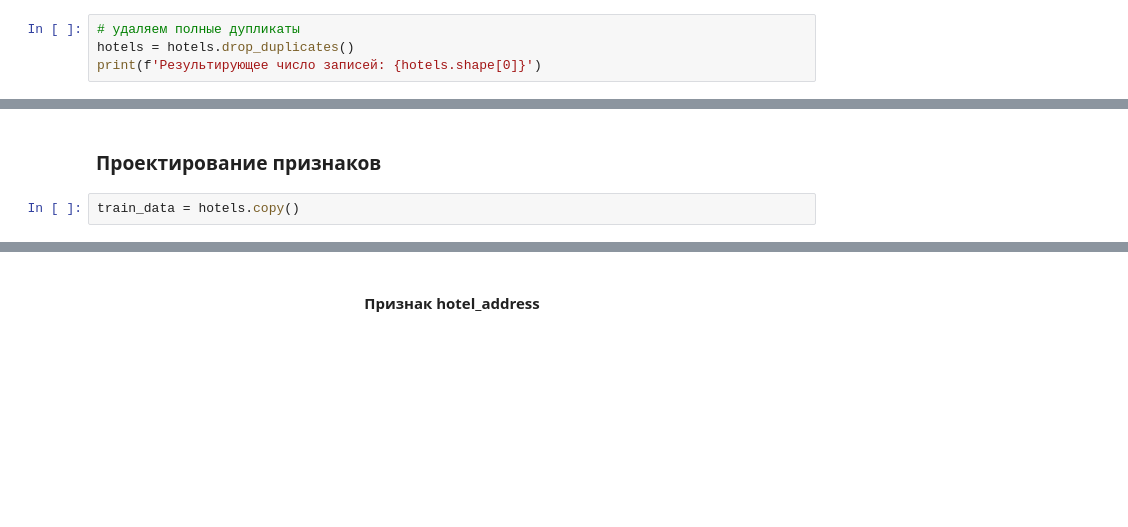
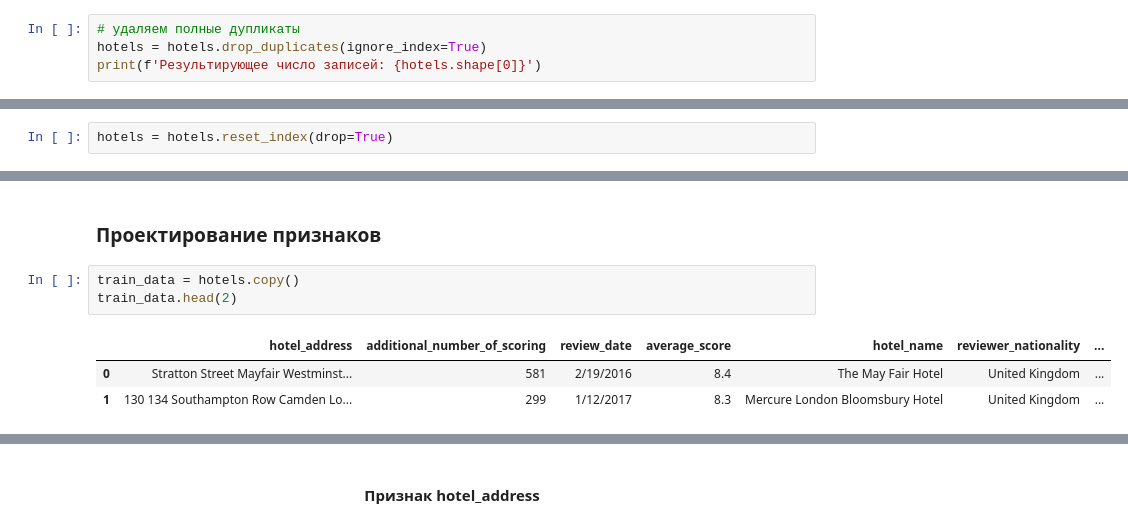
Before and after one commit to AlexandrBorisov1/SkillFactory_Projects, a Jupyter notebook: project_3/Project_3.ipynb, the cells around one changed output, grey strips where cells are left out. Drawn from its saved outputs; the diff is of its cells as text; blank space fills up the shorter version.

```diff
--- a/project_3/Project_3.ipynb
+++ b/project_3/Project_3.ipynb
@@ -84,7 +87,7 @@ hotels.describe()
 ## Очистка данных
 # %%
 # удаляем полные дупликаты
-hotels = hotels.drop_duplicates()
+hotels = hotels.drop_duplicates(ignore_index=True)
 print(f'Результирующее число записей: {hotels.shape[0]}')
 # %% [output]
 Результирующее число записей: 386496
@@ -127,6 +130,8 @@ boxplot = sns.boxplot(data=hotels, x='average_score', ax=axes[1][1])
 # удалим выброс в average_score
 outlie_avg_score = hotels[hotels['average_score'] < 6]
 hotels = hotels.drop(outlie_avg_score.index, axis=0)
+# %%
+hotels = hotels.reset_index(drop=True)
 # %% [markdown]
 ---
 # %% [markdown]
@@ -135,3 +140,8 @@ hotels = hotels.drop(outlie_avg_score.index, axis=0)
 ### Проектирование признаков
 # %%
 train_data = hotels.copy()
+train_data.head(2)
+# %% [output]
+|  | hotel_address | additional_number_of_scoring | review_date | average_score | hotel_name | reviewer_nationality | ... |
+| 0 | Stratton Street Mayfair Westminst... | 581 | 2/19/2016 | 8.4 | The May Fair Hotel | United Kingdom | ... |
+| 1 | 130 134 Southampton Row Camden Lo... | 299 | 1/12/2017 | 8.3 | Mercure London Bloomsbury Hotel | United Kingdom | ... |
```
Also changed, not shown: parts of 31 cells of this notebook, 1 other file.
